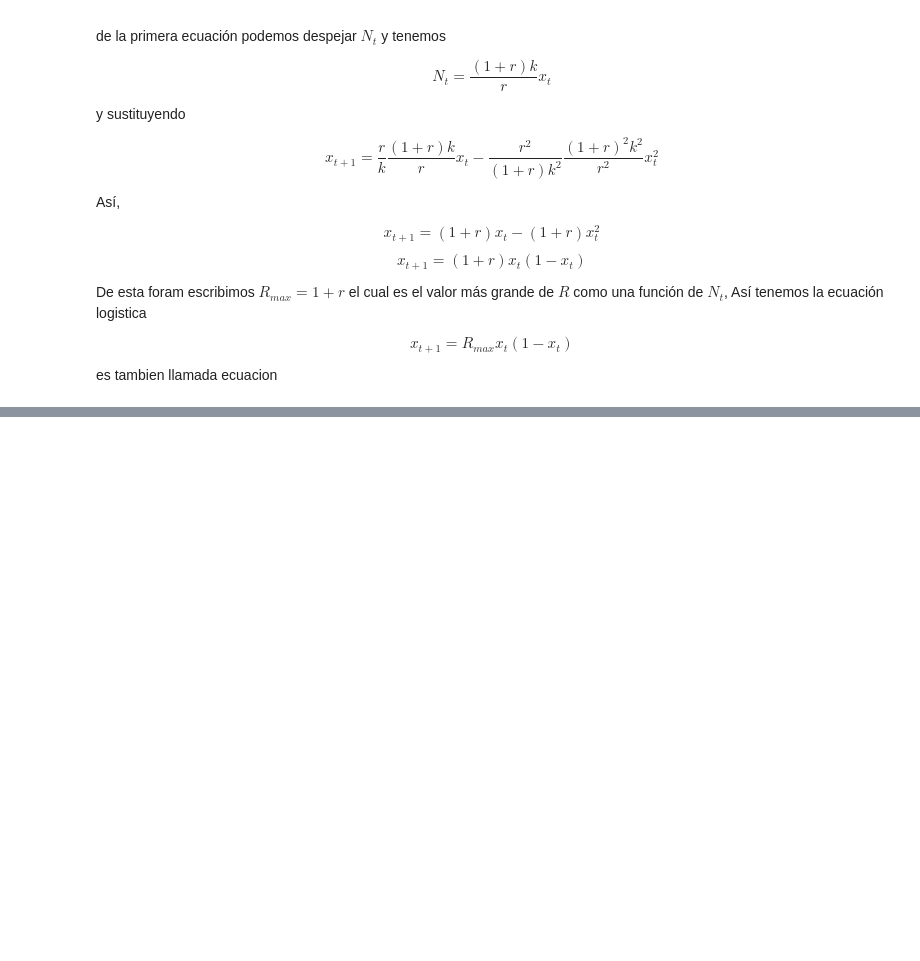
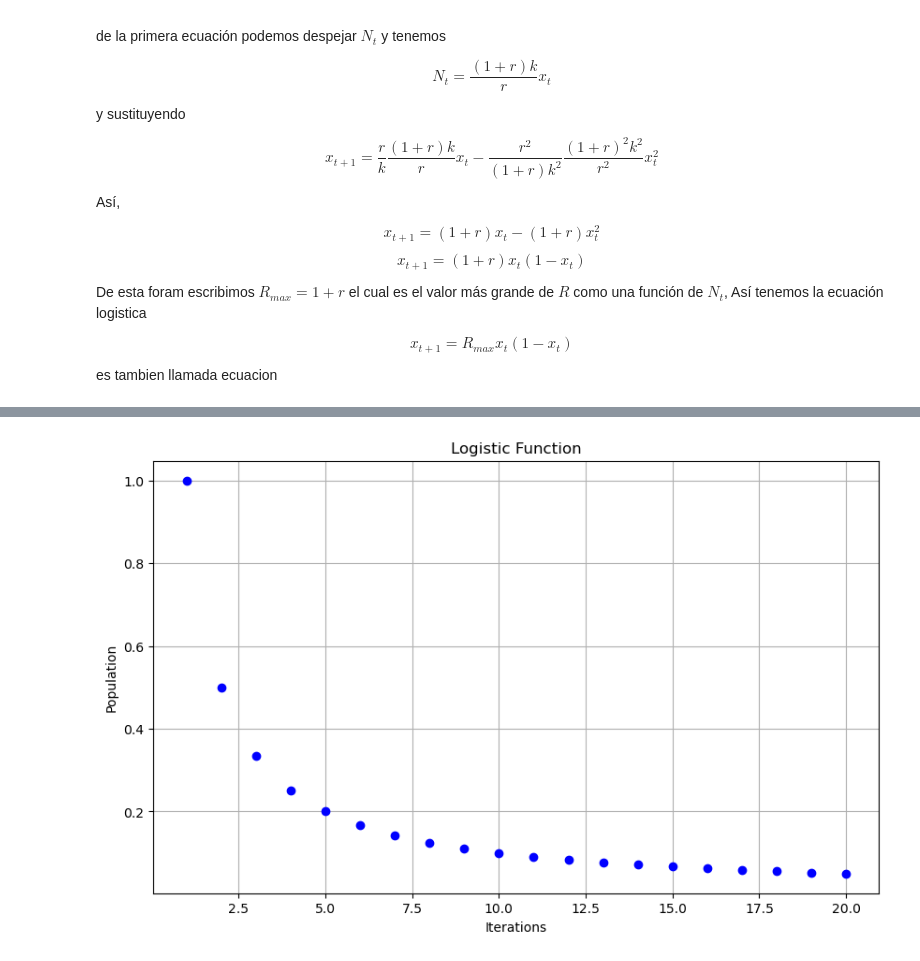
Before and after one commit to abelalv/bio_1, a Jupyter notebook: tema1.ipynb, the cells around one changed output, grey strips where cells are left out. Drawn from its saved outputs; the diff is of its cells as text; code cells hidden in the pictures; blank space fills up the shorter version.

```diff
--- a/tema1.ipynb
+++ b/tema1.ipynb
@@ -175,0 +353,23 @@ es tambien llamada ecuacion
+# %%
+
+import matplotlib.pyplot as plt
+import numpy as np
+from ipywidgets import interact, FloatSlider
+
+rango=20
+def function():
+    N = []
+    for j in range(rango):
+        N.append((1)/(j+1))
+
+    plt.figure(figsize=(10, 6))
+    plt.plot(range(1, rango+1),N, marker='o', linestyle='', color='b')
+    plt.title('Logistic Function')
+    plt.xlabel('Iterations')
+    plt.ylabel('Population')
+    plt.grid(True)
+    plt.show()
+
+function()
+# %% [output]
+[figure, added]
```
Also changed, not shown: parts of 20 cells of this notebook, 3 other files.
